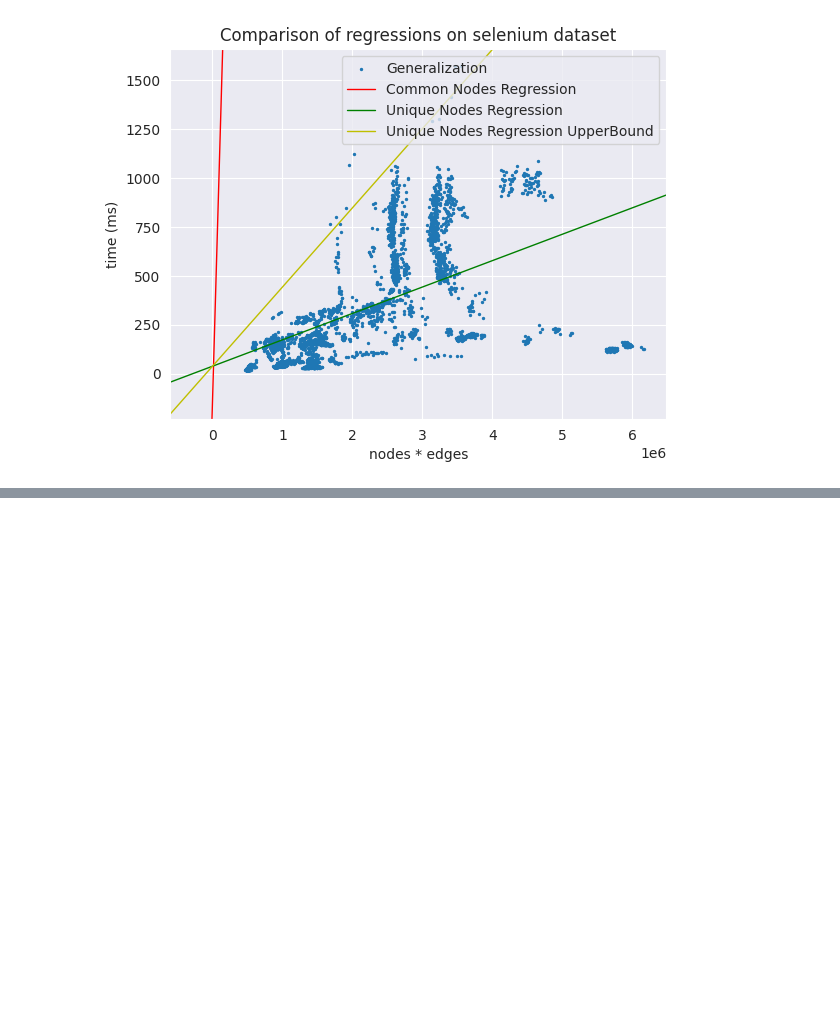
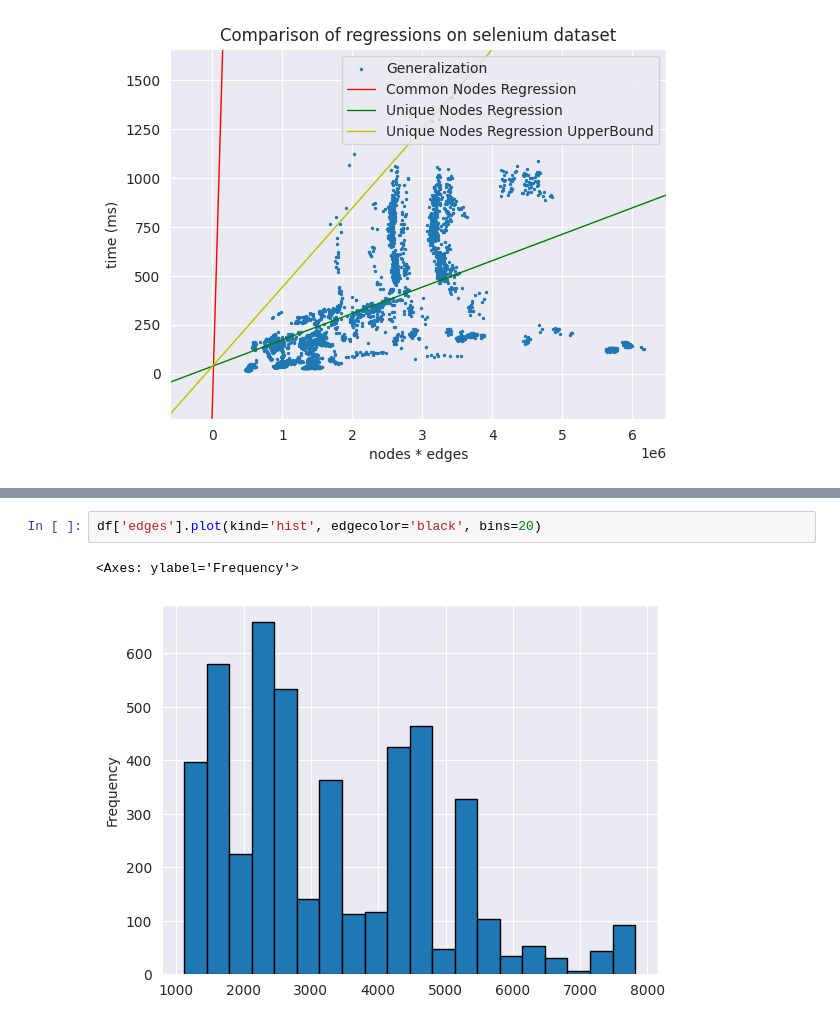
Before and after one commit to mreza-kiani/graph-generalization-algorithm, a Jupyter notebook: src/main/resources/scripts/performance/Selenium/analyzer.ipynb, the cells around one changed output, grey strips where cells are left out. Cells and saved outputs as stored; diff of their text form; blank space fills up the shorter version.

```diff
--- a/src/main/resources/scripts/performance/Selenium/analyzer.ipynb
+++ b/src/main/resources/scripts/performance/Selenium/analyzer.ipynb
@@ -391,0 +453,5 @@ plt.show()
+# %%
+df['edges'].plot(kind='hist', edgecolor='black', bins=20)
+# %% [output]
+<Axes: ylabel='Frequency'>
+[figure, added]
```
Also changed, not shown: parts of 19 cells of this notebook.
